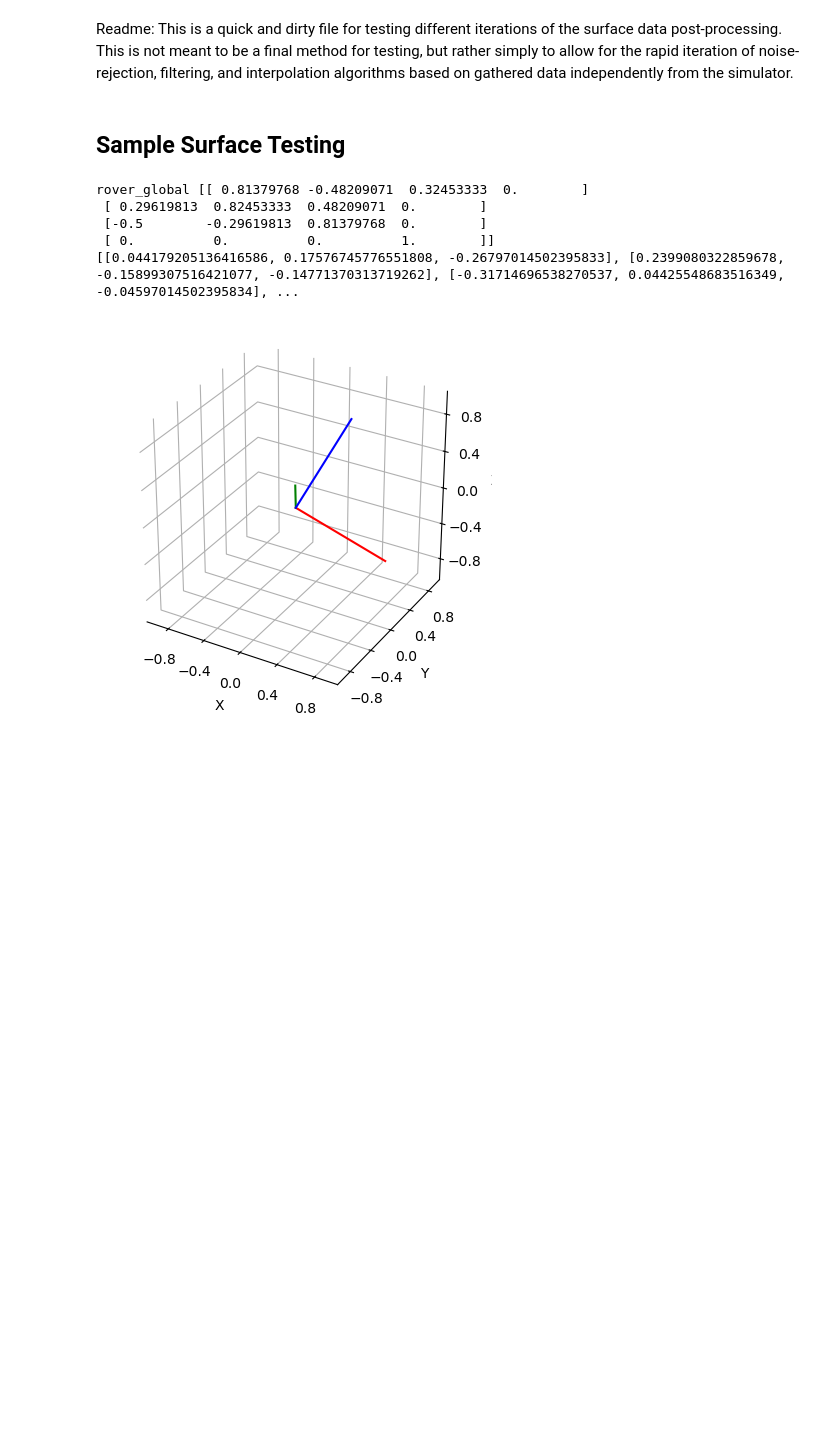
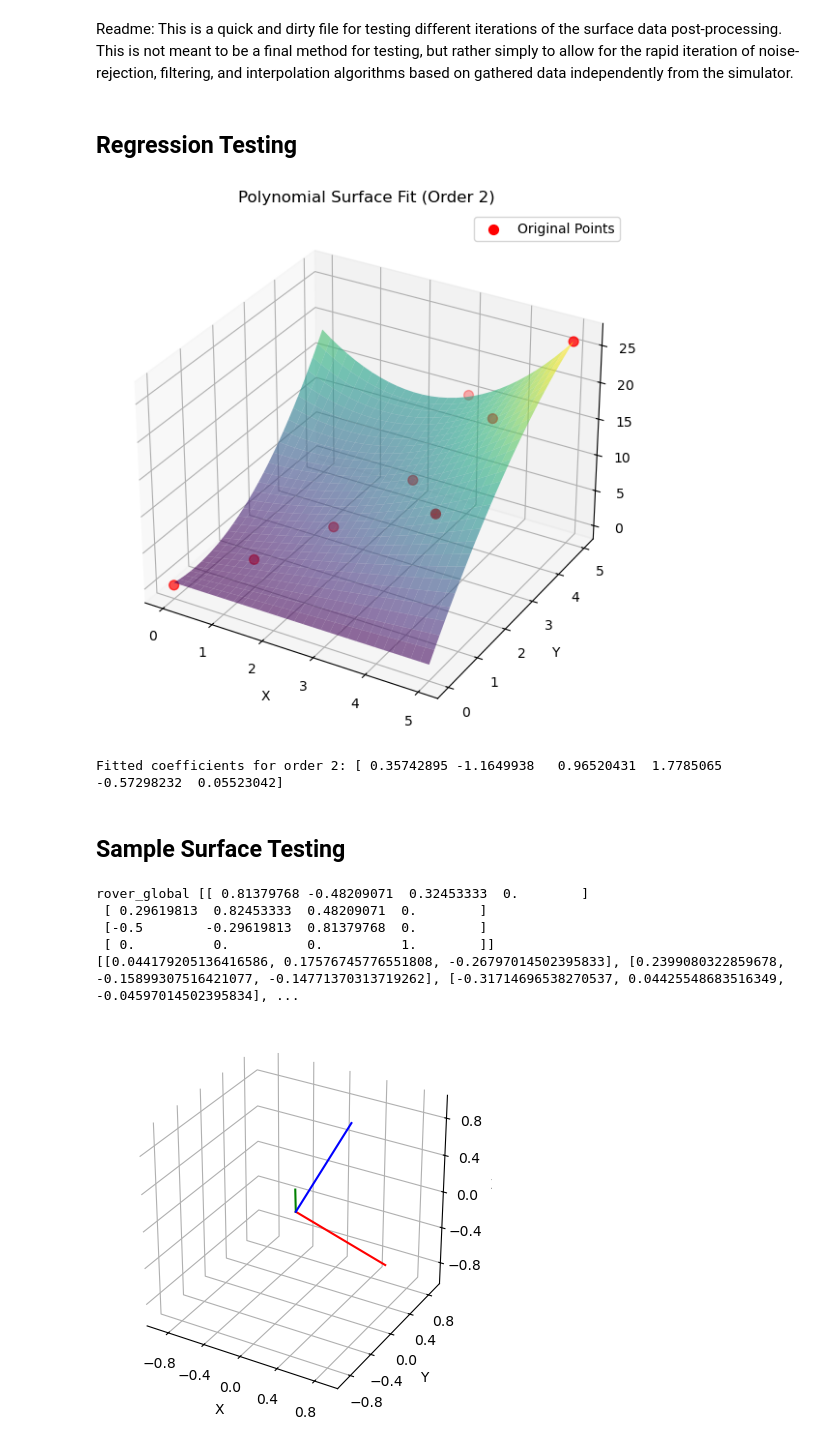
Before and after one commit to Robaire/MAPLE, a Jupyter notebook: surface_testing.ipynb, the cells around one changed output. Cells and saved outputs as stored; diff of their text form; code cells hidden in the pictures; blank space fills up the shorter version.

```diff
--- a/surface_testing.ipynb
+++ b/surface_testing.ipynb
@@ -126,6 +126,78 @@ def evaluate_interp(data, gt_data):
     plt.show()
 
     return mse, score
+# %% [markdown]
+## Regression Testing
+# %%
+import numpy as np
+import matplotlib.pyplot as plt
+from itertools import combinations_with_replacement
+from mpl_toolkits.mplot3d import Axes3D
+from sklearn.linear_model import LinearRegression
+
+def poly_surface_fit(points, order=2, visualize=True):
+    points = np.array(points)
+    X, Y, Z = points[:, 0], points[:, 1], points[:, 2]
+
+    # Generate polynomial terms dynamically
+    def polynomial_terms(x, y, order):
+        """Generate polynomial terms up to the given order."""
+        terms = []
+        for i, j in combinations_with_replacement(range(order + 1), 2):
+            terms.append((x**i) * (y**j))
+        return np.vstack(terms).T  # Transpose to match input shape
+
+    # Generate design matrix
+    A = polynomial_terms(X, Y, order)
+
+    # Check if there are enough data points
+    num_coeffs = A.shape[1]  # Number of polynomial terms
+    if len(X) < num_coeffs:
+        raise ValueError(f"Not enough data points ({len(X)}) to fit a polynomial of order {order} "
+                         f"(requires at least {num_coeffs}). Reduce order or add more points.")
+
+    # Fit using scikit-learn LinearRegression
+    model = LinearRegression(fit_intercept=False)  # No intercept because it's included in polynomial terms
+    model.fit(A, Z)
+    coeffs = model.coef_
+
+    # Visualization
+    if visualize:
+        fig = plt.figure(figsize=(10, 7))
+        ax = fig.add_subplot(111, projection='3d')
+
+        # Create a grid of X, Y values for surface plotting
+        x_range = np.linspace(min(X), max(X), 30)
+        y_range = np.linspace(min(Y), max(Y), 30)
+        X_grid, Y_grid = np.meshgrid(x_range, y_range)
+
+        # Compute Z values based on the fitted function
+        A_grid = polynomial_terms(X_grid.ravel(), Y_grid.ravel(), order)
+        Z_grid = model.predict(A_grid).reshape(X_grid.shape)
+
+        # Plot the surface
+        ax.plot_surface(X_grid, Y_grid, Z_grid, cmap='viridis', alpha=0.6)
+
+        # Plot the original data points
+        ax.scatter(X, Y, Z, color='red', marker='o', s=50, label="Original Points")
+
+        ax.set_xlabel('X')
+        ax.set_ylabel('Y')
+        ax.set_zlabel('Z')
+        ax.set_title(f'Polynomial Surface Fit (Order {order})')
+        ax.legend()
+        plt.show()
+
+    return coeffs  # Returns fitted coefficients
+
+# Example usage:
+points = [[0,0,0], [1,1,2], [2,2,5], [3,3,10], [4,4,17], [5,5,26], [3,5,15], [4,2,11]]
+order = 2  # Change this to adjust polynomial order
+coeffs = poly_surface_fit(points, order)
+print(f"Fitted coefficients for order {order}:", coeffs)
+# %% [output]
+[figure, added]
+Fitted coefficients for order 2: [ 0.35742895 -1.1649938   0.96520431  1.7785065  -0.57298232  0.05523042]
 # %% [markdown]
 ## Sample Surface Testing
 # %%
```
Also changed, not shown: parts of 1 cell of this notebook.
